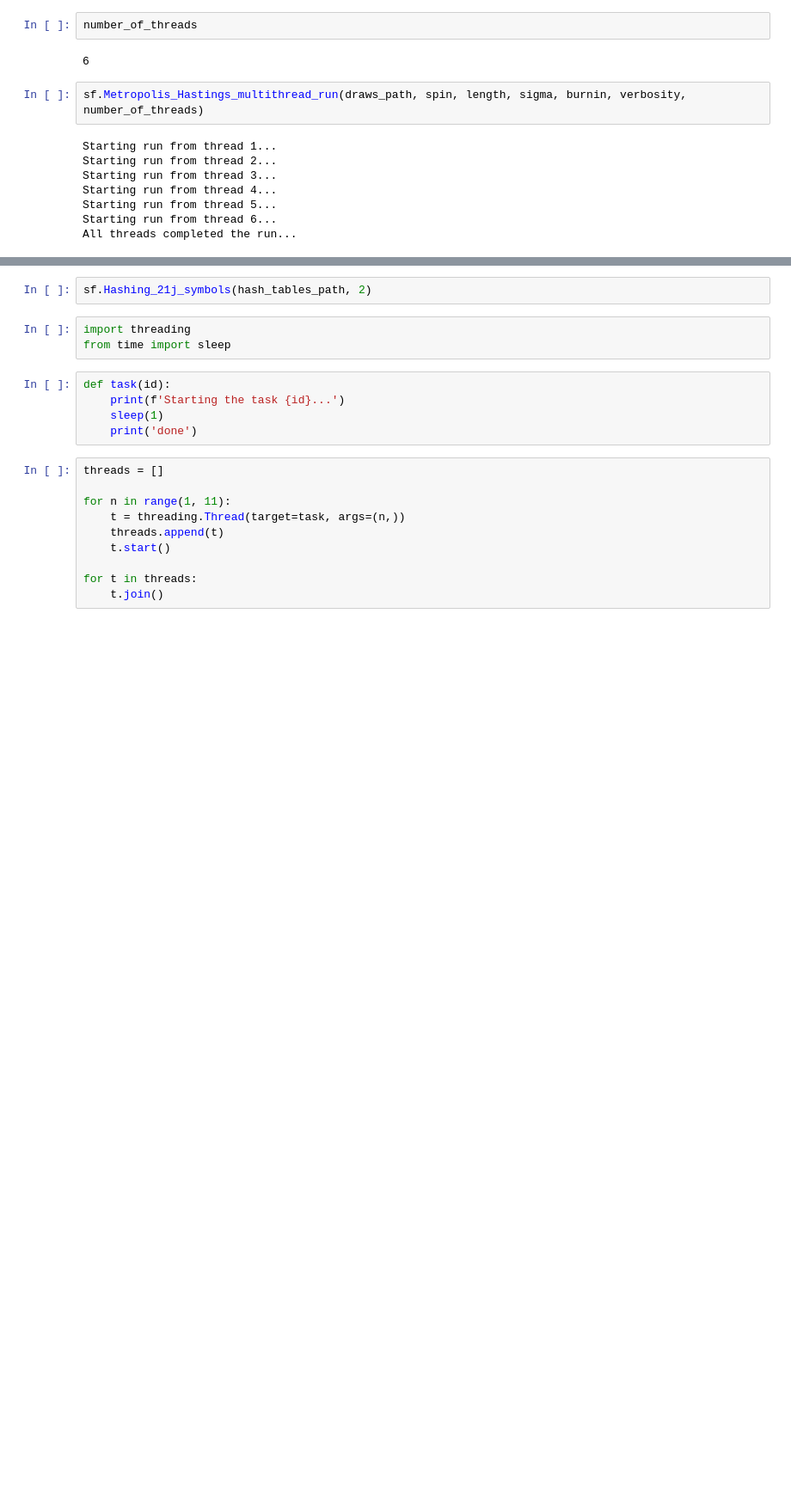
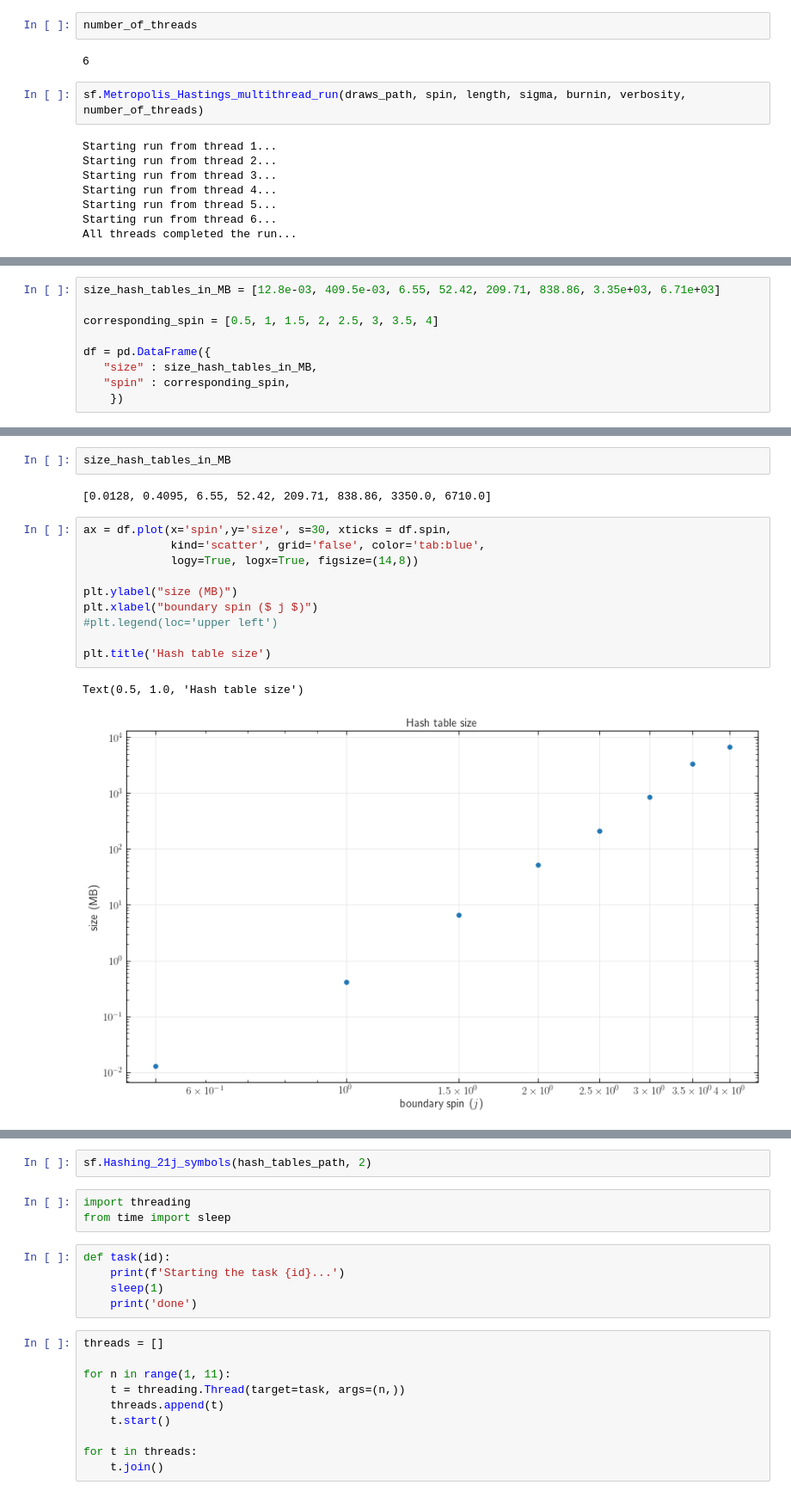
Before and after one commit to PietropaoloFrisoni/MCMC_16_cells_spinfoam, a Jupyter notebook: JupNotebook.ipynb, the cells around one changed output, grey strips where cells are left out. Shown at 86% size. Saved outputs shown, nothing was run; the diff lists cells and outputs as text; blank space fills up the shorter version.

Commit message:
playing with first plots

```diff
--- a/JupNotebook.ipynb
+++ b/JupNotebook.ipynb
@@ -36,0 +74,9 @@ All threads completed the run...
+# %%
+size_hash_tables_in_MB = [12.8e-03, 409.5e-03, 6.55, 52.42, 209.71, 838.86, 3.35e+03, 6.71e+03]
+
+corresponding_spin = [0.5, 1, 1.5, 2, 2.5, 3, 3.5, 4]
+
+df = pd.DataFrame({
+   "size" : size_hash_tables_in_MB,
+   "spin" : corresponding_spin,
+    })
@@ -36,0 +95,17 @@ All threads completed the run...
+# %%
+size_hash_tables_in_MB
+# %% [output]
+[0.0128, 0.4095, 6.55, 52.42, 209.71, 838.86, 3350.0, 6710.0]
+# %%
+ax = df.plot(x='spin',y='size', s=30, xticks = df.spin,
+             kind='scatter', grid='false', color='tab:blue',
+             logy=True, logx=True, figsize=(14,8))
+
+plt.ylabel("size (MB)")
+plt.xlabel("boundary spin ($ j $)")
+#plt.legend(loc='upper left')
+
+plt.title('Hash table size')
+# %% [output]
+Text(0.5, 1.0, 'Hash table size')
+[figure, added]
```
Also changed, not shown: parts of 6 cells of this notebook.
